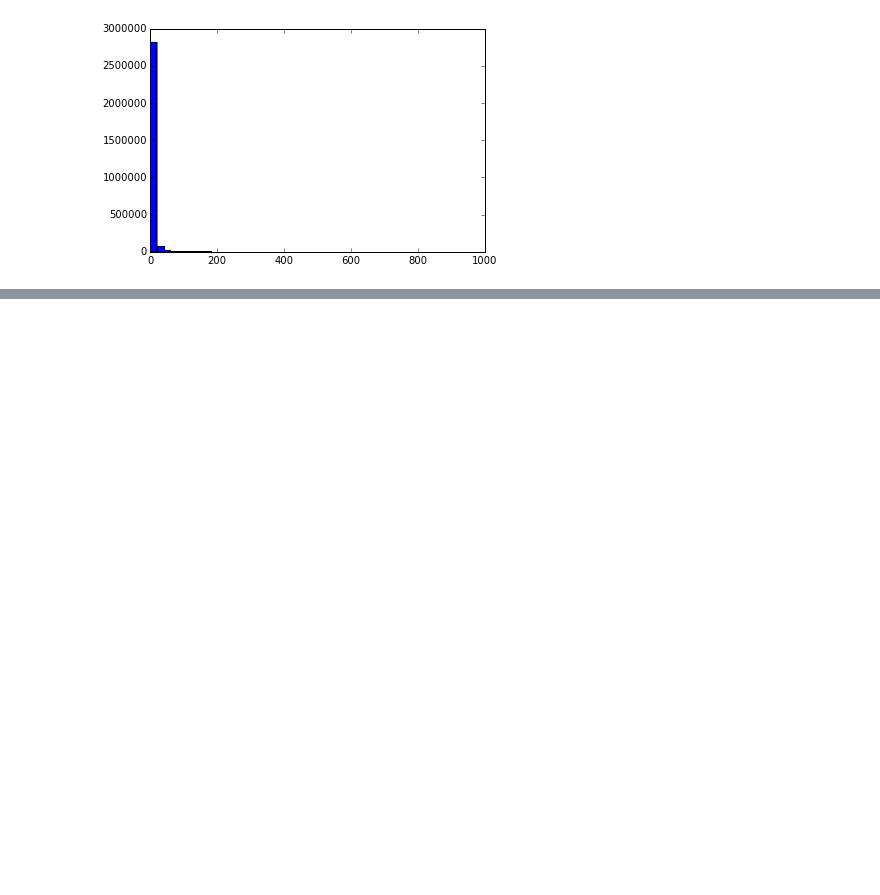
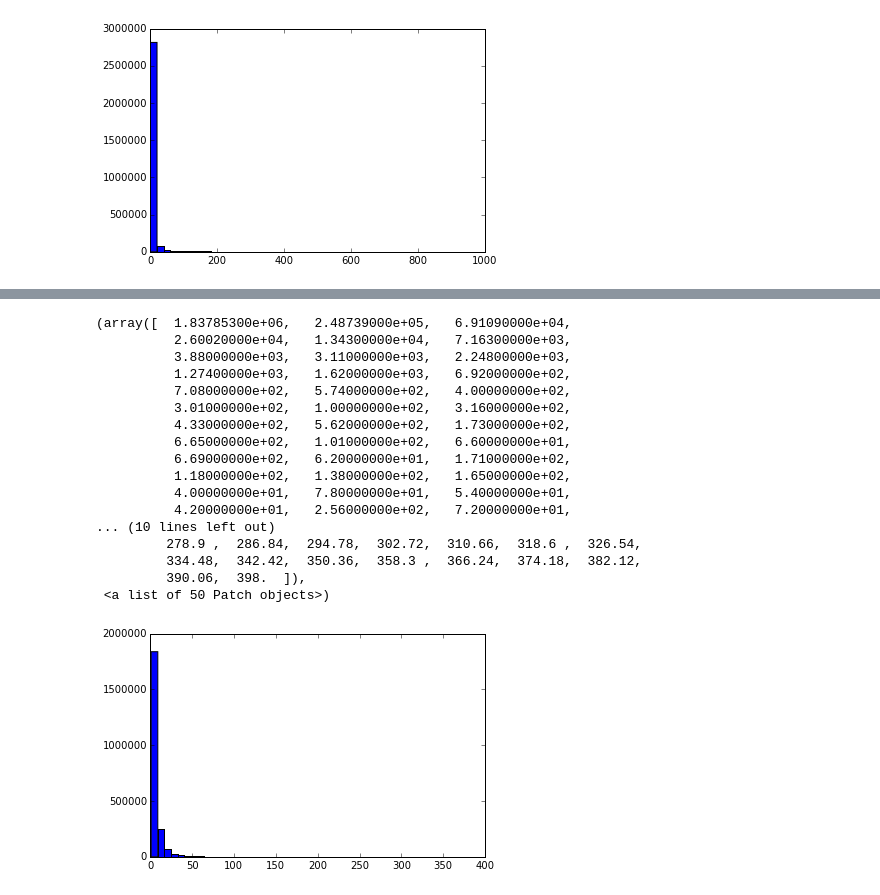
Before and after one commit to j-a-c/github-trends, a Jupyter notebook: Data Interaction.ipynb, the cells around one changed output, grey strips where cells are left out. Cells and saved outputs as stored; diff of their text form; code cells hidden in the pictures; blank space fills up the shorter version.

```diff
--- a/Data Interaction.ipynb
+++ b/Data Interaction.ipynb
@@ -86,0 +127,21 @@ plt.hist(culled_lengths, bins = 50)
+# %%
+plt.hist([i for i in other_https_counts if i < 400], bins=50)
+# %% [output]
+(array([  1.83785300e+06,   2.48739000e+05,   6.91090000e+04,
+          2.60020000e+04,   1.34300000e+04,   7.16300000e+03,
+          3.88000000e+03,   3.11000000e+03,   2.24800000e+03,
+          1.27400000e+03,   1.62000000e+03,   6.92000000e+02,
+          7.08000000e+02,   5.74000000e+02,   4.00000000e+02,
+          3.01000000e+02,   1.00000000e+02,   3.16000000e+02,
+          4.33000000e+02,   5.62000000e+02,   1.73000000e+02,
+          6.65000000e+02,   1.01000000e+02,   6.60000000e+01,
+          6.69000000e+02,   6.20000000e+01,   1.71000000e+02,
+          1.18000000e+02,   1.38000000e+02,   1.65000000e+02,
+          4.00000000e+01,   7.80000000e+01,   5.40000000e+01,
+          4.20000000e+01,   2.56000000e+02,   7.20000000e+01,
+... (10 lines left out)
+         278.9 ,  286.84,  294.78,  302.72,  310.66,  318.6 ,  326.54,
+         334.48,  342.42,  350.36,  358.3 ,  366.24,  374.18,  382.12,
+         390.06,  398.  ]),
+ <a list of 50 Patch objects>)
+[figure, added]
```
Also changed, not shown: parts of 11 cells of this notebook, 2 other files.
